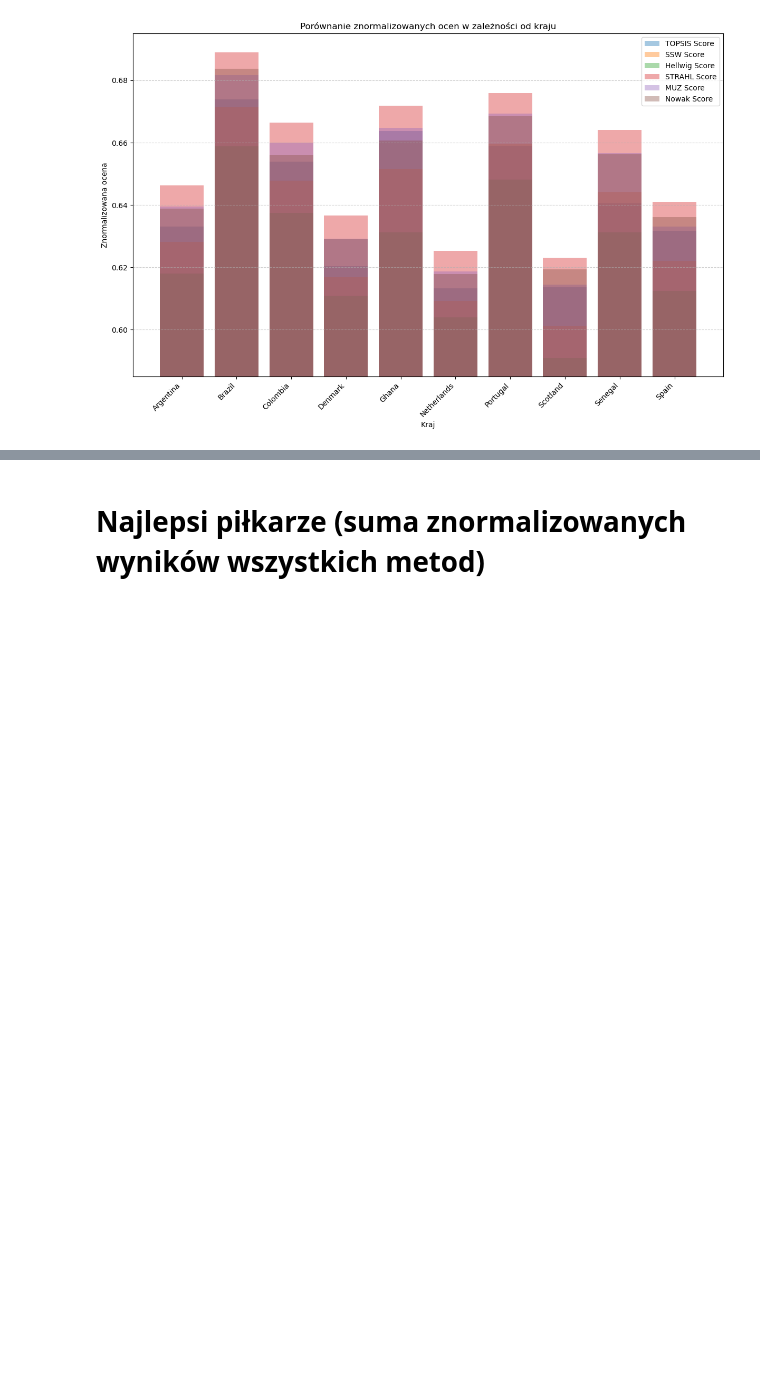
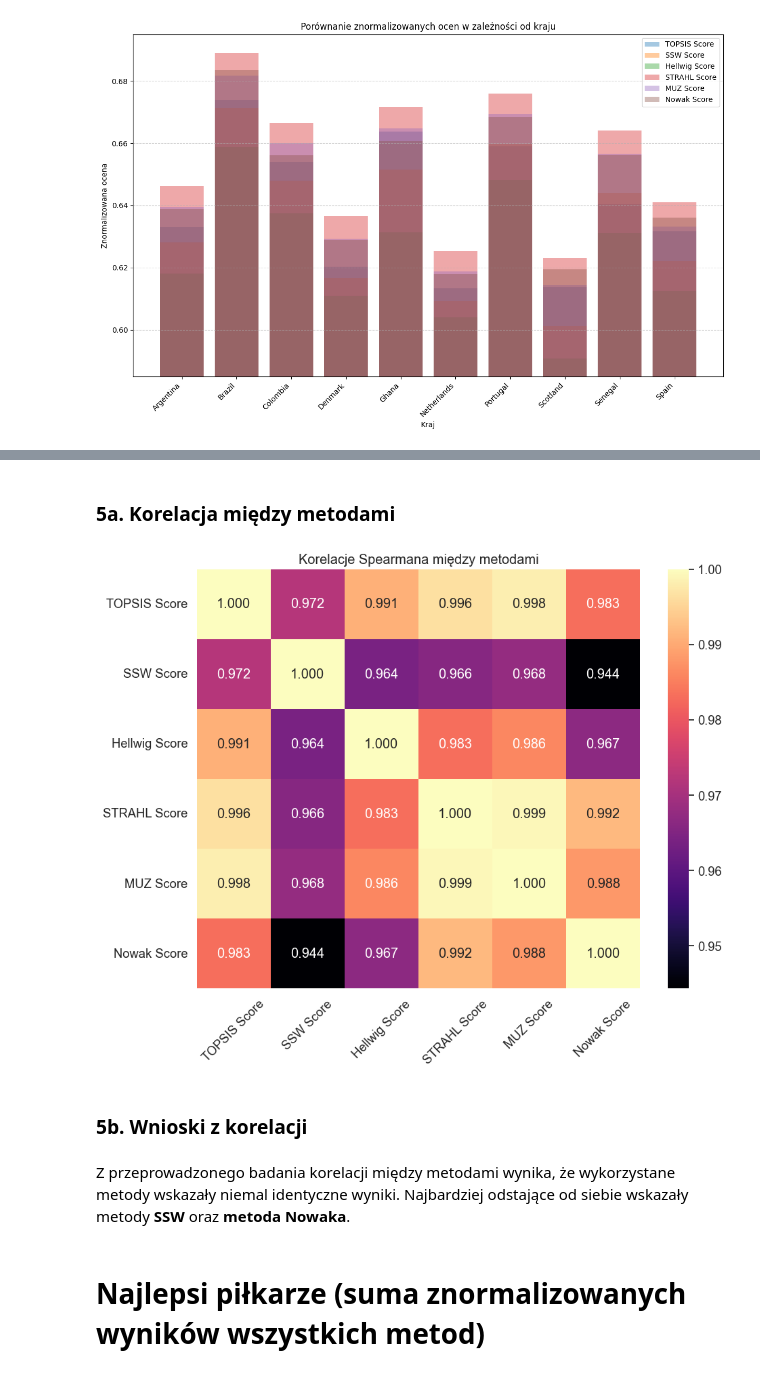
Before and after one commit to izabelakolodziejska/Fifa_players_analysis, a Jupyter notebook: fifa_analysys.ipynb, the cells around one changed output, grey strips where cells are left out. Cells and saved outputs as stored; diff of their text form; code cells hidden in the pictures; blank space fills up the shorter version.

```diff
--- a/fifa_analysys.ipynb
+++ b/fifa_analysys.ipynb
@@ -1057,3 +1108,24 @@ plt.show()
+# %% [markdown]
+### 5a. Korelacja między metodami
+# %%
+rankings = normalized_scores[['SSW Score','TOPSIS Score',  'Hellwig Score', 'STRAHL Score', 'MUZ Score', 'Nowak Score']]
+corr, p_value = spearmanr(rankings, axis=0)
+methods = ['TOPSIS Score', 'SSW Score', 'Hellwig Score', 'STRAHL Score', 'MUZ Score', 'Nowak Score']
+
+plt.figure(figsize=(10, 8))
+sns.set(font_scale=1.2)
+sns.heatmap(corr, annot=True, fmt=".3f", cmap="magma", xticklabels=methods, yticklabels=methods)
+plt.title("Korelacje Spearmana między metodami")
+plt.xticks(rotation=45)
+plt.yticks(rotation=0)
+plt.tight_layout()
+plt.show()
+# %% [output]
+[figure, added]
+# %% [markdown]
+### 5b. Wnioski z korelacji
+# %% [markdown]
+Z przeprowadzonego badania korelacji między metodami wynika, że wykorzystane metody wskazały niemal identyczne wyniki. Najbardziej odstające od siebie wskazały metody **SSW** oraz **metoda Nowaka**.
 # %% [markdown]
 # Najlepsi piłkarze (suma znormalizowanych wyników wszystkich metod)
 # %% [markdown]
```
Also changed, not shown: parts of 25 cells of this notebook, 1 other file.
